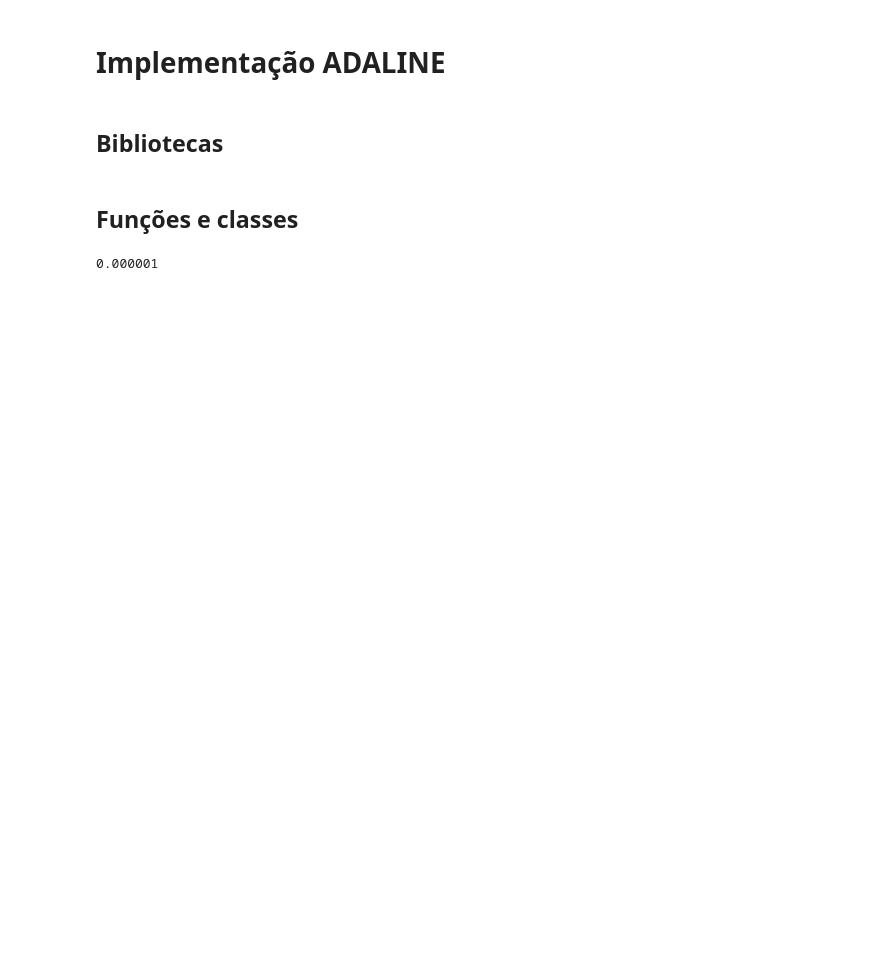
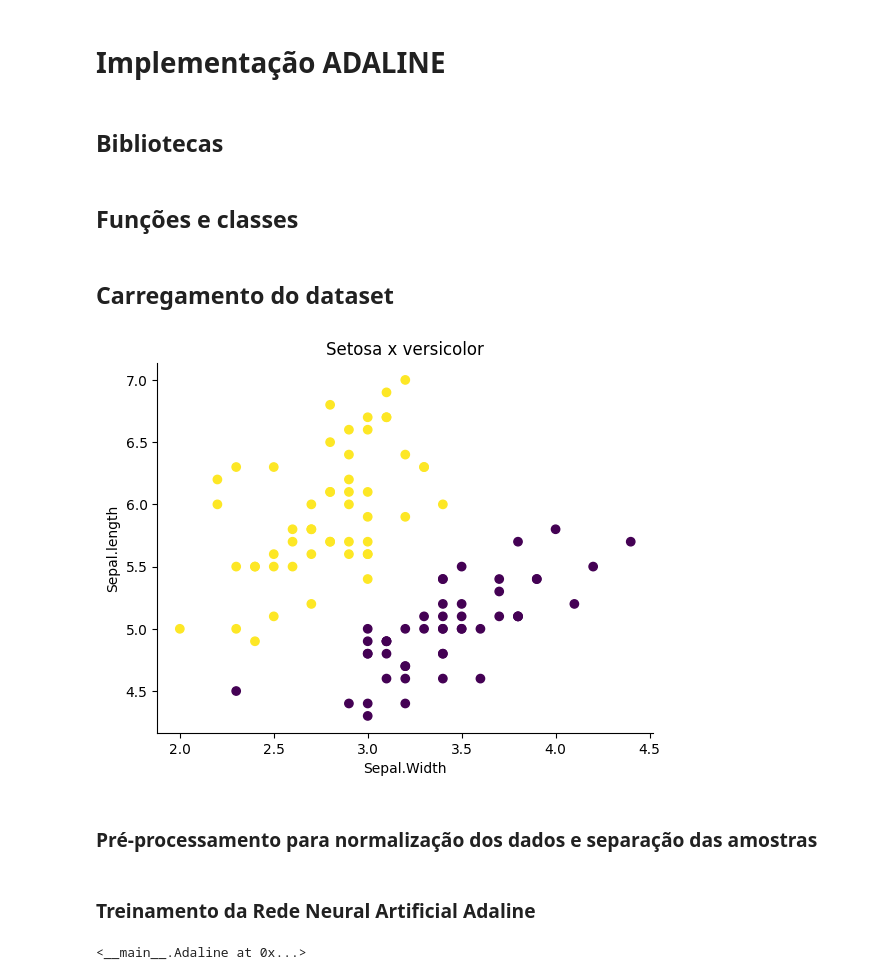
Before and after one commit to guipradow/adaline, a Jupyter notebook: notebooks/adaline.ipynb, the cells around one changed output. Drawn from its saved outputs; the diff is of its cells as text; code cells hidden in the pictures; blank space fills up the shorter version.

```diff
--- a/notebooks/adaline.ipynb
+++ b/notebooks/adaline.ipynb
@@ -71,4 +156,26 @@ class Adaline:
-# %%
-print(f'{1e-6:.6f}')
-# %% [output]
-0.000001
+# %% [markdown]
+## Carregamento do dataset
+# %%
+# Carrega o dataset pela função read_csv do Pandas
+df = pd.read_csv('../data/iris.csv')
+# %%
+# Separa a coluna da classe das 100 primeiras amostras do dataset
+y = df.iloc[:100, 4].values
+
+# Substitui string por valor numérico
+y = np.where(y == 'Iris-setosa', -1, 1)
+# %%
+# Separa as colunas com as variáveis das 100 primeiras amostras do dataset
+X = df.iloc[:100, [0, 1, 2, 3]].values
+# %%
+# Plotando o gráfico para verificar se as amostras são linearmente separáveis
+plt.scatter(X[:, 1], X[:,0], c=y)
+plt.title('Setosa x versicolor')
+plt.xlabel('Sepal.Width')
+plt.ylabel('Sepal.length')
+sns.despine()
+plt.show()
+# %% [output]
+[figure, added]
+# %% [markdown]
+### Pré-processamento para normalização dos dados e separação das amostras
@@ -74,0 +189,8 @@ print(f'{1e-6:.6f}')
+# %% [markdown]
+### Treinamento da Rede Neural Artificial Adaline
+# %%
+# Cria as fronteiras de decisão com Adaline
+rede = Adaline(eta=.001, epoch=1_000, goal=.000001)
+rede.fit(X_train, y_train)
+# %% [output]
+<__main__.Adaline at 0x...>
```
Also changed, not shown: parts of 4 cells of this notebook.
